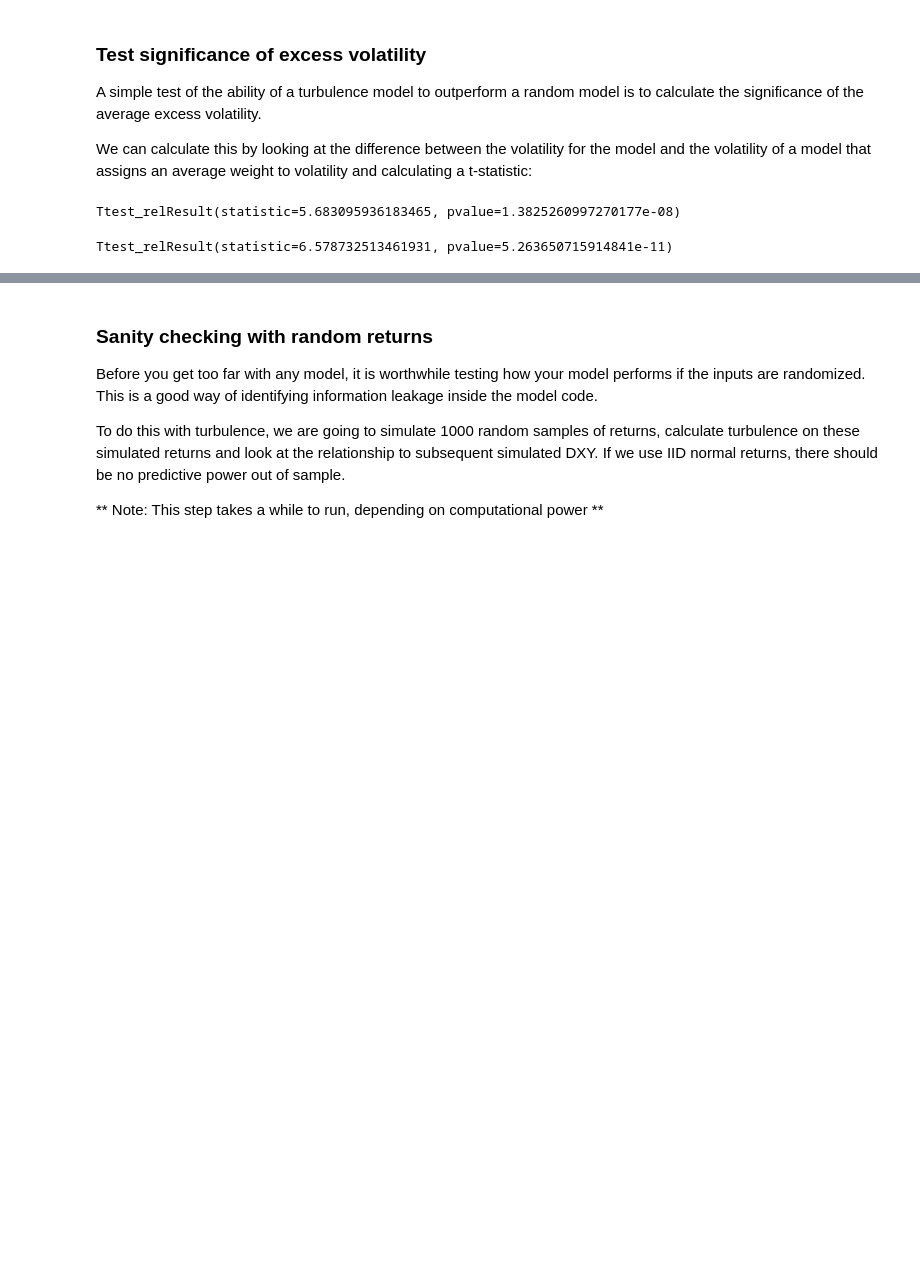
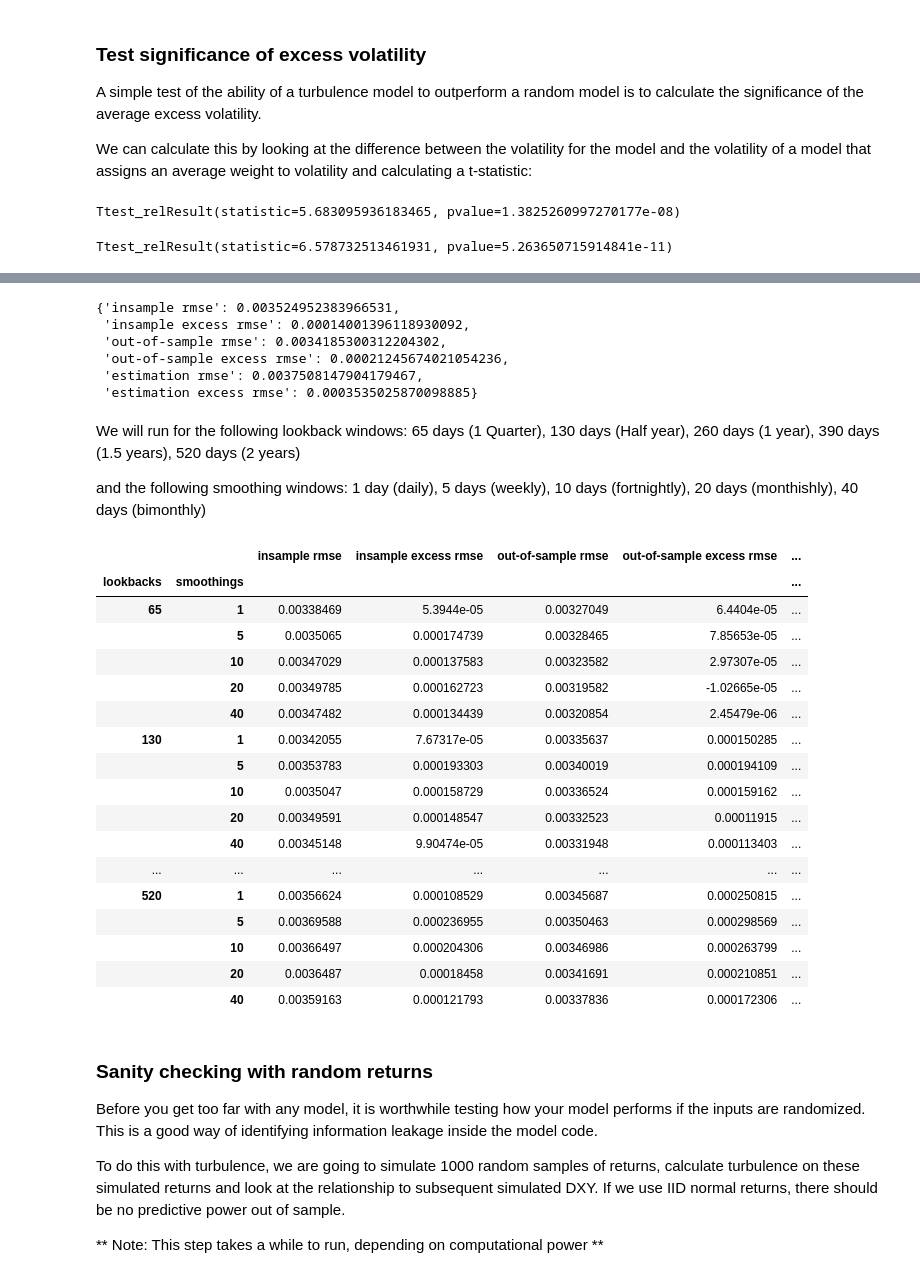
Before and after one commit to fintechsteve/modeling-volatility, a Jupyter notebook: Part_04b_Creating_Turbulence_Model.ipynb, the cells around one changed output, grey strips where cells are left out. Saved outputs shown, nothing was run; the diff lists cells and outputs as text; code cells hidden in the pictures; blank space fills up the shorter version.

```diff
--- a/Part_04b_Creating_Turbulence_Model.ipynb
+++ b/Part_04b_Creating_Turbulence_Model.ipynb
@@ -55,8 +55,7 @@ Also note that a more proper calculation of turbulence would only use rows 1:n-1
 def simple_turbulence(rets):
   meanret = rets.mean()
   covrets = rets.cov()
-  turbvalue = (rets[-1:]-meanret)@np.linalg.lstsq(covrets,(rets[-1:]-meanret).T, rcond=None)[0]
-  turbvalue.columns = ['daily']
+  turbvalue = pd.DataFrame((rets[-1:]-meanret)@np.linalg.lstsq(covrets,(rets[-1:]-meanret).T, rcond=None)[0],index=[rets.index[-1]],columns=['daily'])
   return turbvalue
 # %%
 turb_singleday = simple_turbulence(returns)
@@ -171,23 +170,31 @@ Leveraging the framework we developed in Part 3, we calculate the excess perform
 # %%
 def model_perf(model_wts, dxyfsq, framework_params):
   # Note, since chapter 3, modified the code a little to handle the possibility that column headings are not constant
+  # Also added an estimation window, which we will use later
 
   model_vol = pd.DataFrame()
   model_vol['total'] = model_wts[model_wts.columns[0]]*dxyfsq[dxyfsq.columns[0]]
   model_vol['avg'] = (np.mean(model_wts.loc[framework_params['insample_start_date']:framework_params['insample_end_date']].dropna()[model_wts.columns[0]])*dxyfsq)
 
   is_model_vol = model_vol.loc[framework_params['insample_start_date']:framework_params['insample_end_date']].dropna()
+  is_vol_rmse = np.sqrt(np.mean(is_model_vol))
+
   out_model_vol = model_vol.loc[framework_params['outofsample_start_date']:framework_params['outofsample_end_date']].dropna()
-
-  is_vol_rmse = np.sqrt(np.mean(is_model_vol))
   out_vol_rmse = np.sqrt(np.mean(out_model_vol))
 
   model_perf_stats = {'insample rmse': is_vol_rmse['total'], 'insample excess rmse': is_vol_rmse['total'] - is_vol_rmse['avg'],
                         'out-of-sample rmse': out_vol_rmse['total'], 'out-of-sample excess rmse': out_vol_rmse['total'] - out_vol_rmse['avg']}
 
+  if framework_params.get('estimationsample_start_date'):
+    est_model_vol = model_vol.loc[framework_params['estimationsample_start_date']:framework_params['estimationsample_end_date']].dropna()
+    est_vol_rmse = np.sqrt(np.mean(est_model_vol))
+    model_perf_stats['estimation rmse'] = est_vol_rmse['total']
+    model_perf_stats['estimation excess rmse'] = est_vol_rmse['total'] - est_vol_rmse['avg']
+
   if framework_params.get('verbose',False):
     model_perf_stats['insample model volatility'] = is_model_vol
     model_perf_stats['out-of-sample model volatility'] = out_model_vol
+
   return model_perf_stats
 # %%
 framework_params = {'insample_start_date': '1975-01-02',
@@ -234,3 +258,65 @@ Ttest_relResult(statistic=6.578732513461931, pvalue=5.263650715914841e-11)
+# %%
+framework_params = {'insample_start_date': '1975-01-02',
+                    'insample_end_date': '1994-12-31',
+                    'estimationsample_start_date': '1995-01-01',
+                    'estimationsample_end_date': '2004-12-31',
+                    'outofsample_start_date': '2005-01-01',
+                    'outofsample_end_date': '2017-12-26',
+                    'verbose': False}
+
+def turbulence_models_performance(rets, framework_params, lookback, smoothing):
+  roll_turb_signal = rolling_turbulence(rets, lookback=lookback, smoothing=smoothing)
+  turb_wts = turbulence_weights(roll_turb_signal, framework_params['insample_start_date'], framework_params['insample_end_date'])
+  model_perf_stats = model_perf(turb_wts, dxy_forward_sq, framework_params)
+  return model_perf_stats
+
+some_model_perf_stats = turbulence_models_performance(returns, framework_params, 260, 20)
+some_model_perf_stats
+# %% [output]
+{'insample rmse': 0.003524952383966531,
+ 'insample excess rmse': 0.00014001396118930092,
+ 'out-of-sample rmse': 0.0034185300312204302,
+ 'out-of-sample excess rmse': 0.00021245674021054236,
+ 'estimation rmse': 0.0037508147904179467,
+ 'estimation excess rmse': 0.0003535025870098885}
+# %% [markdown]
+We will run for the following lookback windows:
+65 days (1 Quarter), 130 days (Half year), 260 days (1 year), 390 days (1.5 years), 520 days (2 years)
+
+and the following smoothing windows:
+1 day (daily), 5 days (weekly), 10 days (fortnightly), 20 days (monthishly), 40 days (bimonthly)
+# %%
+lookbacks = [65,130,260,390,520]
+smoothings = [1, 5, 10, 20, 40]
+
+index = pd.MultiIndex.from_product([lookbacks,smoothings],names=['lookbacks','smoothings'])
+
+model_perf_stats = pd.DataFrame(index = index, columns = some_model_perf_stats.keys())
+
+for lookback in lookbacks:
+  for smoothing in smoothings:
+    model_perf_stats.loc[lookback,smoothing] = turbulence_models_performance(returns, framework_params, lookback=lookback, smoothing=smoothing)
+
+model_perf_stats
+# %% [output]
+|  |  | insample rmse | insample excess rmse | out-of-sample rmse | out-of-sample excess rmse | ... |
+| lookbacks | smoothings |  |  |  |  | ... |
+| 65 | 1 | 0.00338469 | 5.3944e-05 | 0.00327049 | 6.4404e-05 | ... |
+|  | 5 | 0.0035065 | 0.000174739 | 0.00328465 | 7.85653e-05 | ... |
+|  | 10 | 0.00347029 | 0.000137583 | 0.00323582 | 2.97307e-05 | ... |
+|  | 20 | 0.00349785 | 0.000162723 | 0.00319582 | -1.02665e-05 | ... |
+|  | 40 | 0.00347482 | 0.000134439 | 0.00320854 | 2.45479e-06 | ... |
+| 130 | 1 | 0.00342055 | 7.67317e-05 | 0.00335637 | 0.000150285 | ... |
+|  | 5 | 0.00353783 | 0.000193303 | 0.00340019 | 0.000194109 | ... |
+|  | 10 | 0.0035047 | 0.000158729 | 0.00336524 | 0.000159162 | ... |
+|  | 20 | 0.00349591 | 0.000148547 | 0.00332523 | 0.00011915 | ... |
+|  | 40 | 0.00345148 | 9.90474e-05 | 0.00331948 | 0.000113403 | ... |
+| ... | ... | ... | ... | ... | ... | ... |
+| 520 | 1 | 0.00356624 | 0.000108529 | 0.00345687 | 0.000250815 | ... |
+|  | 5 | 0.00369588 | 0.000236955 | 0.00350463 | 0.000298569 | ... |
+|  | 10 | 0.00366497 | 0.000204306 | 0.00346986 | 0.000263799 | ... |
+|  | 20 | 0.0036487 | 0.00018458 | 0.00341691 | 0.000210851 | ... |
+|  | 40 | 0.00359163 | 0.000121793 | 0.00337836 | 0.000172306 | ... |
 # %% [markdown]
 ### Sanity checking with random returns
 
```
Also changed, not shown: parts of 4 cells of this notebook, 1 other file.
